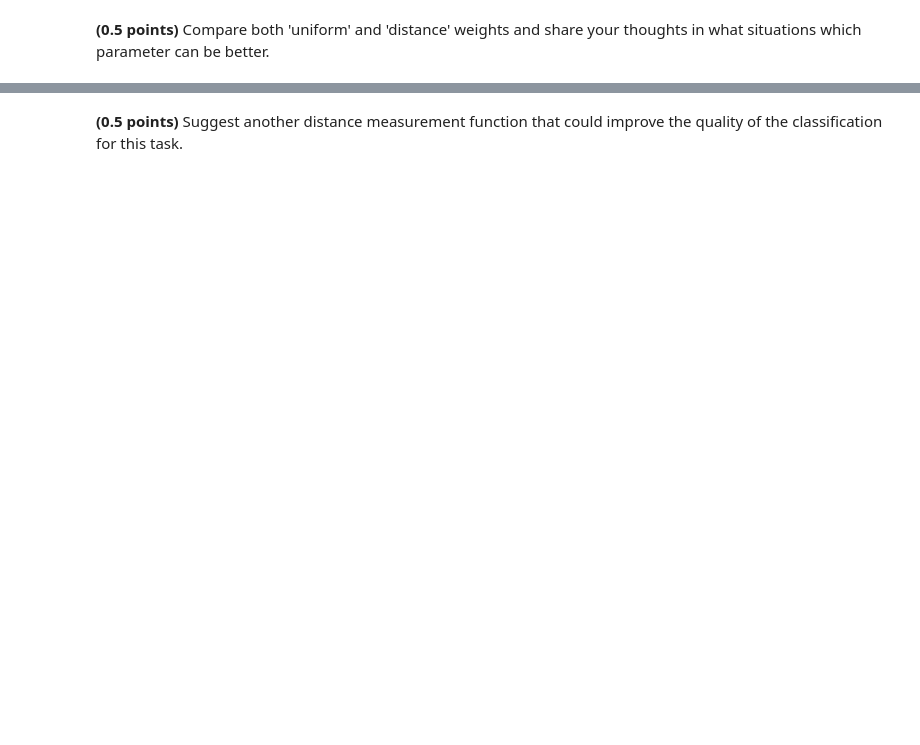
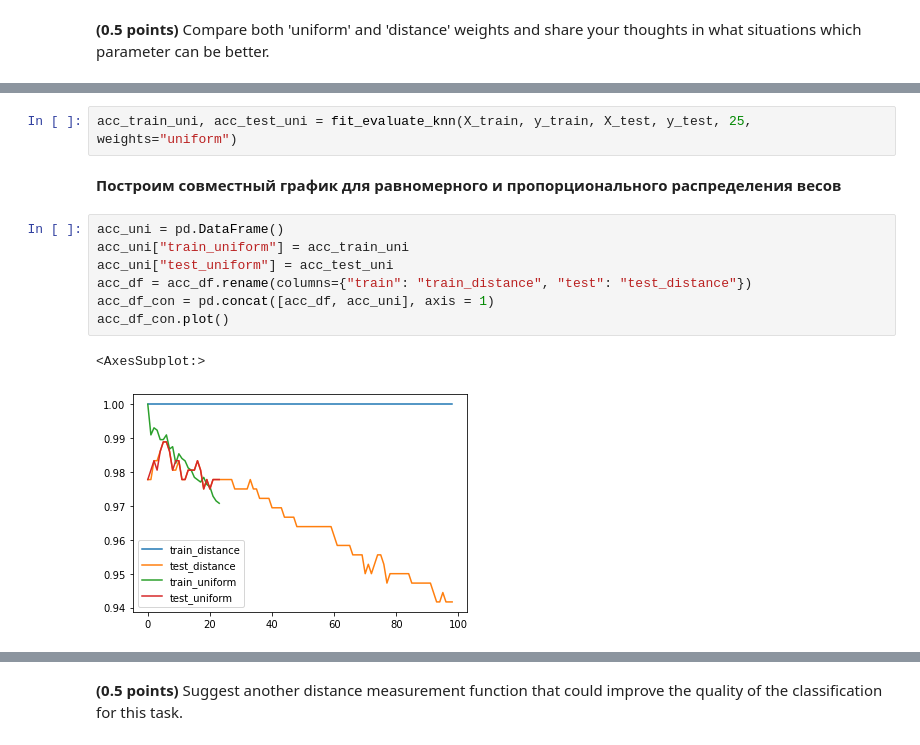
Before and after one commit to codekot/logistics_knn, a Jupyter notebook: hw_classification.ipynb, the cells around one changed output, grey strips where cells are left out. Cells and saved outputs as stored; diff of their text form; blank space fills up the shorter version.

```diff
--- a/hw_classification.ipynb
+++ b/hw_classification.ipynb
@@ -614,0 +597,14 @@ PS  (360, 10)
+# %%
+acc_train_uni, acc_test_uni = fit_evaluate_knn(X_train, y_train, X_test, y_test, 25, weights="uniform")
+# %% [markdown]
+**Построим совместный график для равномерного и пропорционального распределения весов**
+# %%
+acc_uni = pd.DataFrame()
+acc_uni["train_uniform"] = acc_train_uni
+acc_uni["test_uniform"] = acc_test_uni
+acc_df = acc_df.rename(columns={"train": "train_distance", "test": "test_distance"})
+acc_df_con = pd.concat([acc_df, acc_uni], axis = 1)
+acc_df_con.plot()
+# %% [output]
+<AxesSubplot:>
+[figure, added]
```
Also changed, not shown: parts of 61 cells of this notebook, 1 other file.
